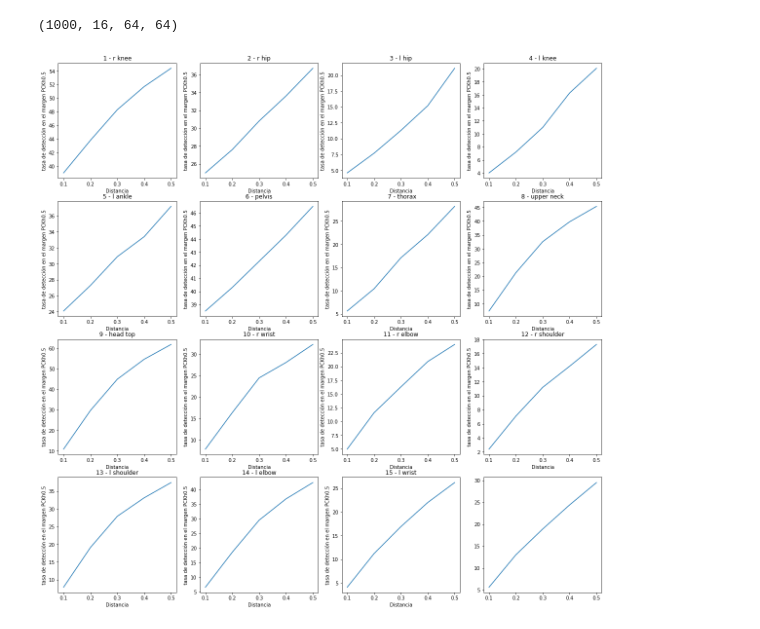
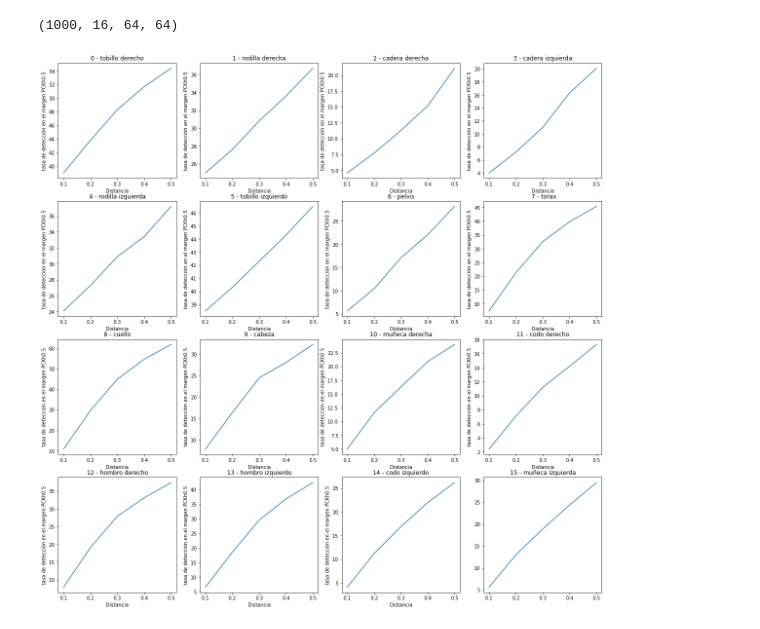
Before and after one commit to Grol4Espinoza/Human-Pose-Estimation, a Jupyter notebook: predict_test.ipynb, the cells around one changed output. Drawn from its saved outputs; the diff is of its cells as text; code cells hidden in the pictures.

Commit message:
Untitled->test,HeatmapOptimized,gitignoreUpdgraded

```diff
--- a/predict_test.ipynb
+++ b/predict_test.ipynb
@@ -194,15 +215,17 @@ plot_x, plot_y = PCKH(X_test,np.moveaxis(y_test, -1, 1))
 # %%
 np.save('plot_y', plot_y)
 # %%
+plot_x = np.array([0.1,0.2,0.3,0.4,0.5])
+plot_y = np.load('D:\Seminario de tesis I\Codigo\MiProyecto\Datos_de_otras_versiones_de_redes\Cropped_Data\plot_y.npy', mmap_mode='r')
 fig = plt.figure(figsize=(20, 20))
-name = ("0 r ankle", "1 - r knee", "2 - r hip", "3 - l hip", "4 - l knee", "5 - l ankle", "6 - pelvis"," 7 - thorax", "8 - upper neck", "9 - head top", "10 - r wrist", "11 - r elbow", "12 - r shoulder", "13 - l shoulder", "14 - l elbow", "15 - l wrist")
-for i in range(1,17):
-    plt.title(name[i-1])
+name = ("0 - Tobillo Derecho", "1 - Rodilla Derecha", "2 - Cadera Derecha", "3 - Cadera Izquierda", "4 - Rodilla Izquierda", "5 - Tobillo Izquierdo", "6 - Pelvis"," 7 - Toráx", "8 - Cuello", "9 - Cabeza", "10 - Muñeca Derecha", "11 - Codo Derecho", "12 - Hombro Derecho", "13 - Hombro Izquierdo", "14 - Codo Izquierdo", "15 - Muñeca Izquierda")
+for i in range(16):
     plt.xlabel("Distancia")
     plt.ylabel("tasa de detección en el margen PCKh0.5")
-    fig=plt.subplot(4, 4, i)
-    plt.plot(plot_x,plot_y[i-1])
+    fig=plt.subplot(4, 4, i+1)
+    plt.title(name[i])
+    plt.plot(plot_x,plot_y[i])
 plt.savefig('PCKh_results.png')
 plt.show()
 # %% [output]
-[figure, old version]
+[figure, new version]
```
Also changed, not shown: parts of 5 cells of this notebook, 5 other files.
